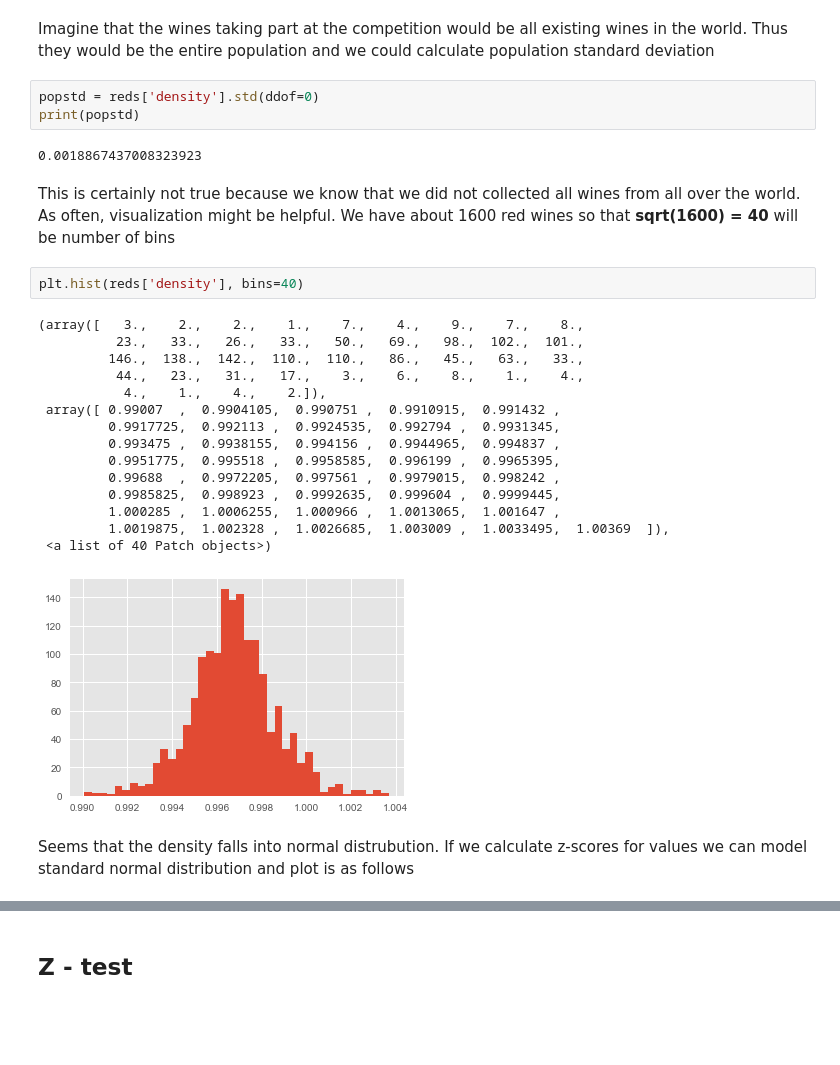
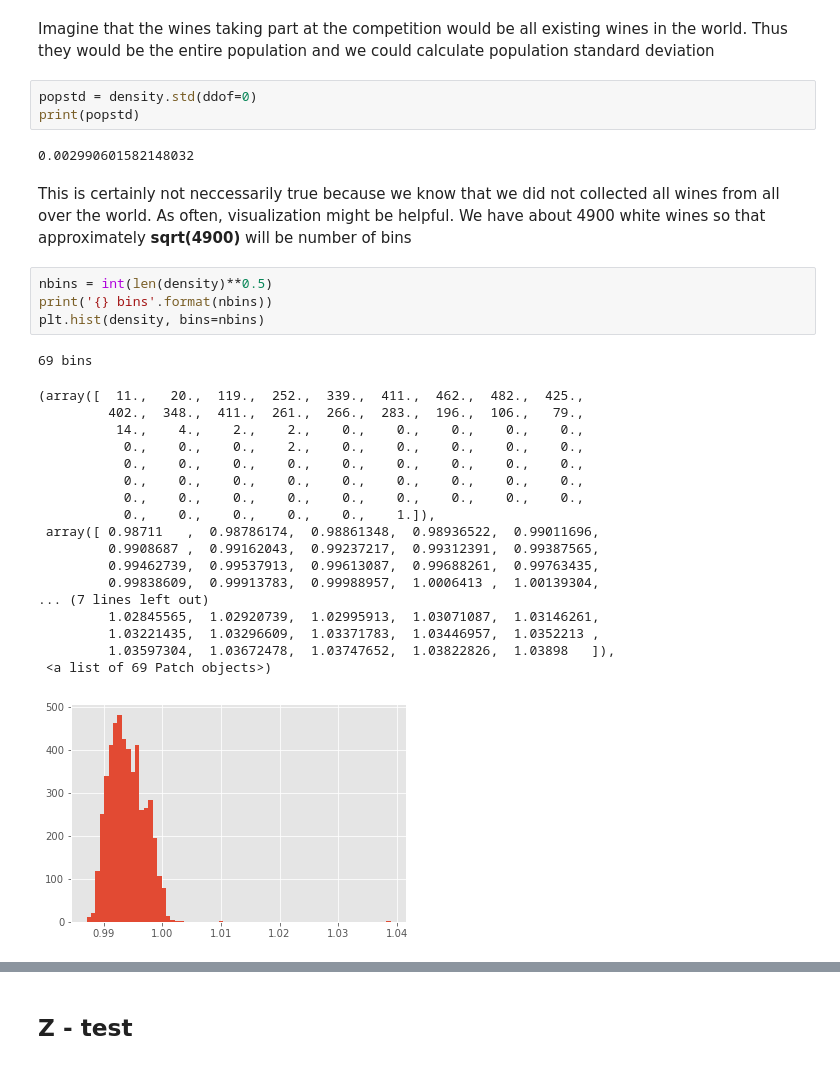
Before and after one commit to ludgo/udaWine, a Jupyter notebook: notebook.ipynb, the cells around one changed output, grey strips where cells are left out. Cells and saved outputs as stored; diff of their text form; blank space fills up the shorter version.

```diff
--- a/notebook.ipynb
+++ b/notebook.ipynb
@@ -119,29 +164,33 @@ print(std)
 # %% [markdown]
 Imagine that the wines taking part at the competition would be all existing wines in the world. Thus they would be the entire population and we could calculate population standard deviation
 # %%
-popstd = reds['density'].std(ddof=0)
+popstd = density.std(ddof=0)
 print(popstd)
 # %% [output]
-0.0018867437008323923
+0.002990601582148032
 # %% [markdown]
-This is certainly not true because we know that we did not collected all wines from all over the world. As often, visualization might be helpful. We have about 1600 red wines so that **sqrt(1600) = 40** will be number of bins
+This is certainly not neccessarily true because we know that we did not collected all wines from all over the world. As often, visualization might be helpful. We have about 4900 white wines so that approximately **sqrt(4900)** will be number of bins
-# %%
-plt.hist(reds['density'], bins=40)
-# %% [output]
-(array([   3.,    2.,    2.,    1.,    7.,    4.,    9.,    7.,    8.,
-          23.,   33.,   26.,   33.,   50.,   69.,   98.,  102.,  101.,
-         146.,  138.,  142.,  110.,  110.,   86.,   45.,   63.,   33.,
-          44.,   23.,   31.,   17.,    3.,    6.,    8.,    1.,    4.,
-           4.,    1.,    4.,    2.]),
- array([ 0.99007  ,  0.9904105,  0.990751 ,  0.9910915,  0.991432 ,
-         0.9917725,  0.992113 ,  0.9924535,  0.992794 ,  0.9931345,
-         0.993475 ,  0.9938155,  0.994156 ,  0.9944965,  0.994837 ,
-         0.9951775,  0.995518 ,  0.9958585,  0.996199 ,  0.9965395,
-         0.99688  ,  0.9972205,  0.997561 ,  0.9979015,  0.998242 ,
-         0.9985825,  0.998923 ,  0.9992635,  0.999604 ,  0.9999445,
-         1.000285 ,  1.0006255,  1.000966 ,  1.0013065,  1.001647 ,
-         1.0019875,  1.002328 ,  1.0026685,  1.003009 ,  1.0033495,  1.00369  ]),
- <a list of 40 Patch objects>)
-[figure, removed]
-# %% [markdown]
-Seems that the density falls into normal distrubution. If we calculate z-scores for values we can model standard normal distribution and plot is as follows
+# %%
+nbins = int(len(density)**0.5)
+print('{} bins'.format(nbins))
+plt.hist(density, bins=nbins)
+# %% [output]
+69 bins
+(array([  11.,   20.,  119.,  252.,  339.,  411.,  462.,  482.,  425.,
+         402.,  348.,  411.,  261.,  266.,  283.,  196.,  106.,   79.,
+          14.,    4.,    2.,    2.,    0.,    0.,    0.,    0.,    0.,
+           0.,    0.,    0.,    2.,    0.,    0.,    0.,    0.,    0.,
+           0.,    0.,    0.,    0.,    0.,    0.,    0.,    0.,    0.,
+           0.,    0.,    0.,    0.,    0.,    0.,    0.,    0.,    0.,
+           0.,    0.,    0.,    0.,    0.,    0.,    0.,    0.,    0.,
+           0.,    0.,    0.,    0.,    0.,    1.]),
+ array([ 0.98711   ,  0.98786174,  0.98861348,  0.98936522,  0.99011696,
+         0.9908687 ,  0.99162043,  0.99237217,  0.99312391,  0.99387565,
+         0.99462739,  0.99537913,  0.99613087,  0.99688261,  0.99763435,
+         0.99838609,  0.99913783,  0.99988957,  1.0006413 ,  1.00139304,
+... (7 lines left out)
+         1.02845565,  1.02920739,  1.02995913,  1.03071087,  1.03146261,
+         1.03221435,  1.03296609,  1.03371783,  1.03446957,  1.0352213 ,
+         1.03597304,  1.03672478,  1.03747652,  1.03822826,  1.03898   ]),
+ <a list of 69 Patch objects>)
+[figure, added]
```
Also changed, not shown: parts of 32 cells of this notebook.
